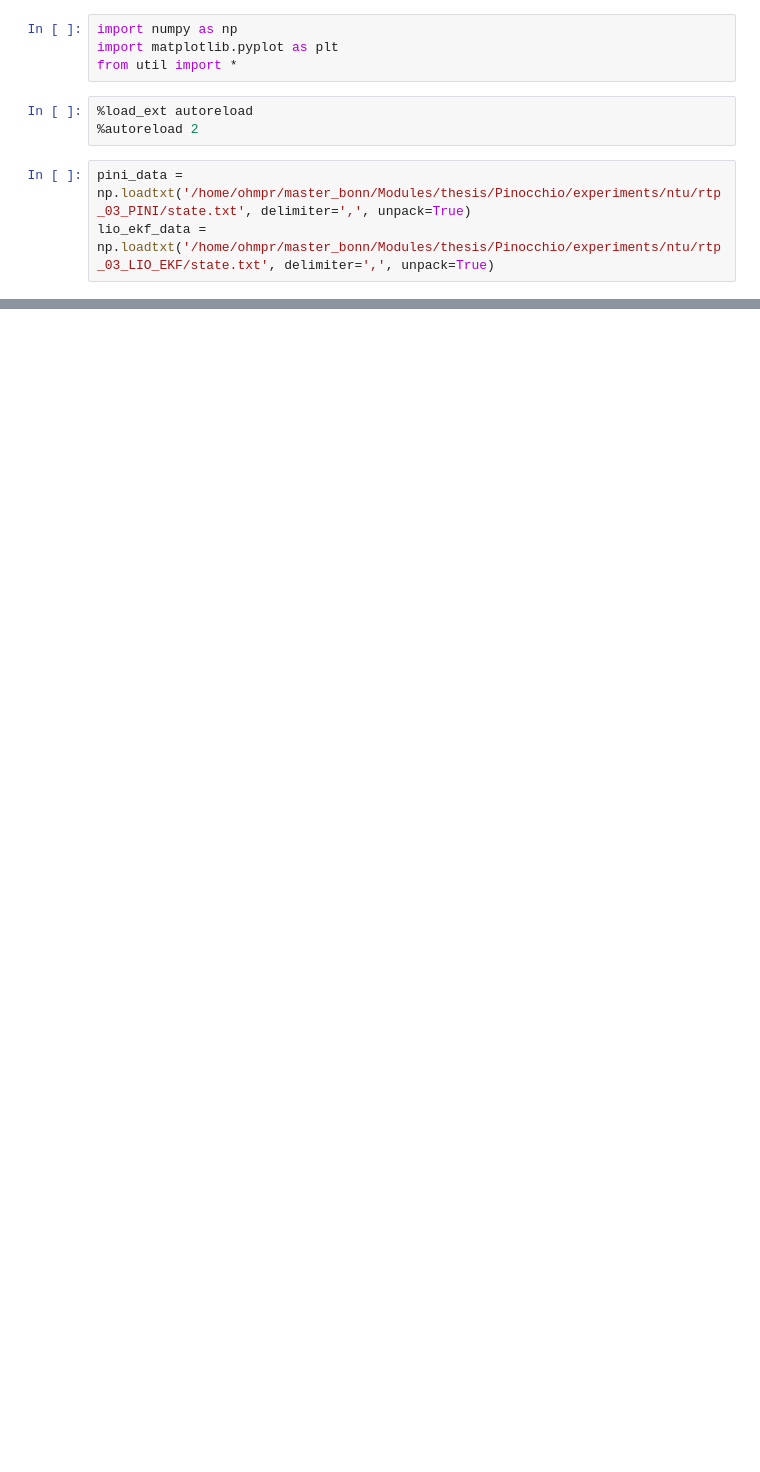
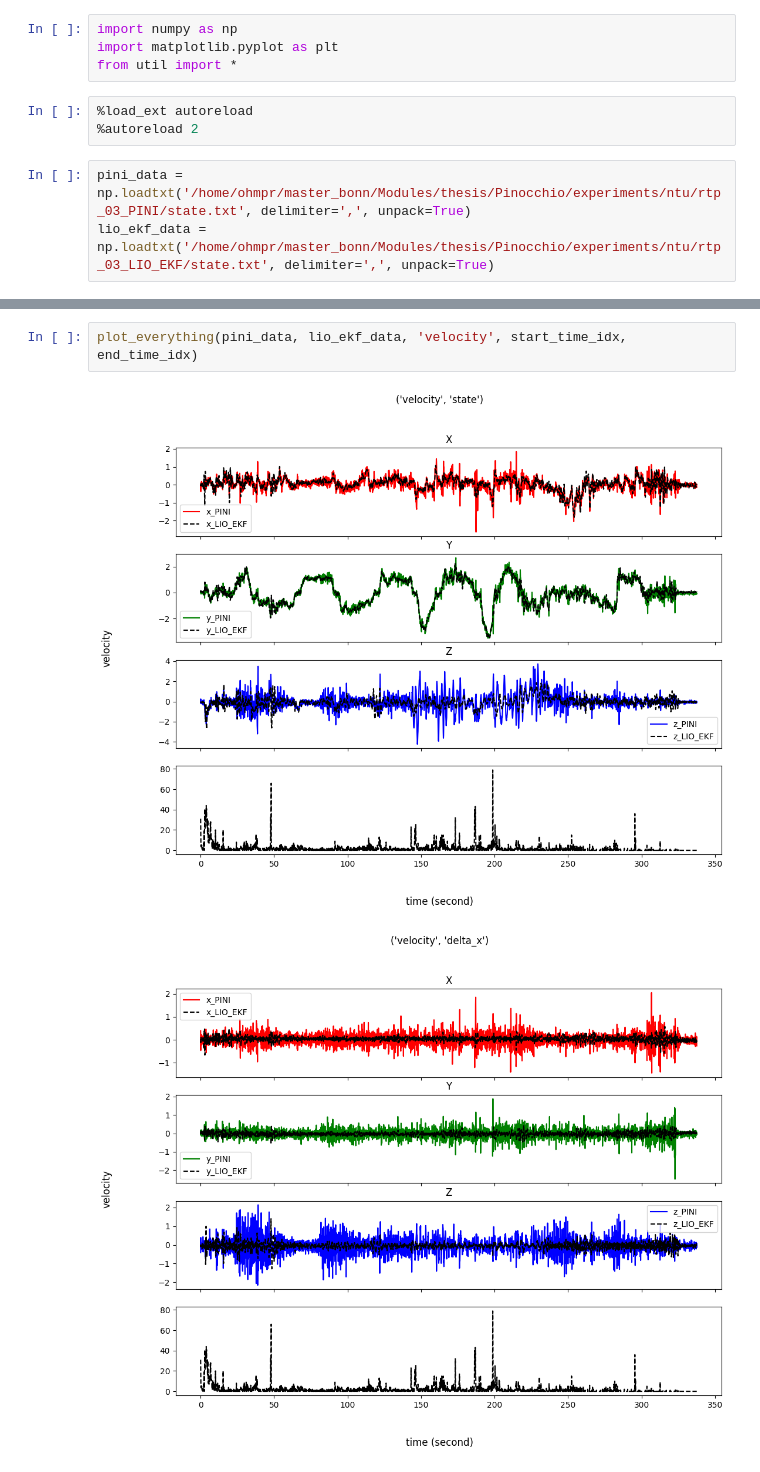
Before and after one commit to ohmohmpr/PINI, a Jupyter notebook: ohm/debug/NTU/rtp_03.ipynb, the cells around one changed output, grey strips where cells are left out. Saved outputs shown, nothing was run; the diff lists cells and outputs as text; blank space fills up the shorter version.

```diff
--- a/ohm/debug/NTU/rtp_03.ipynb
+++ b/ohm/debug/NTU/rtp_03.ipynb
@@ -72,0 +23,5 @@ plot_delta_x(delta_x_lio_ekf_data, None, delta_x_pini_data, None,'acc_bias', sta
+# %%
+plot_everything(pini_data, lio_ekf_data, 'velocity', start_time_idx, end_time_idx)
+# %% [output]
+[figure, added]
+[figure, added]
```
Also changed, not shown: parts of 19 cells of this notebook, 21 other files.
